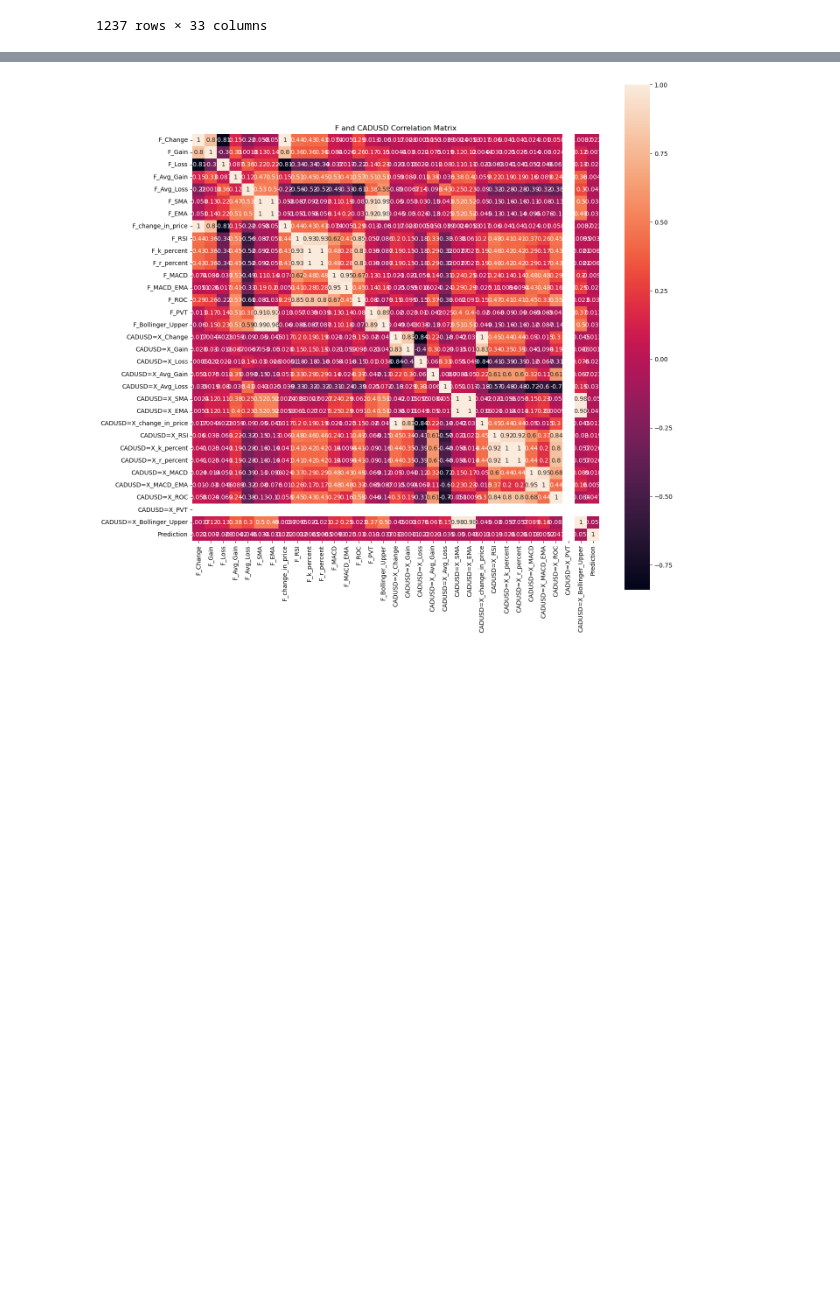
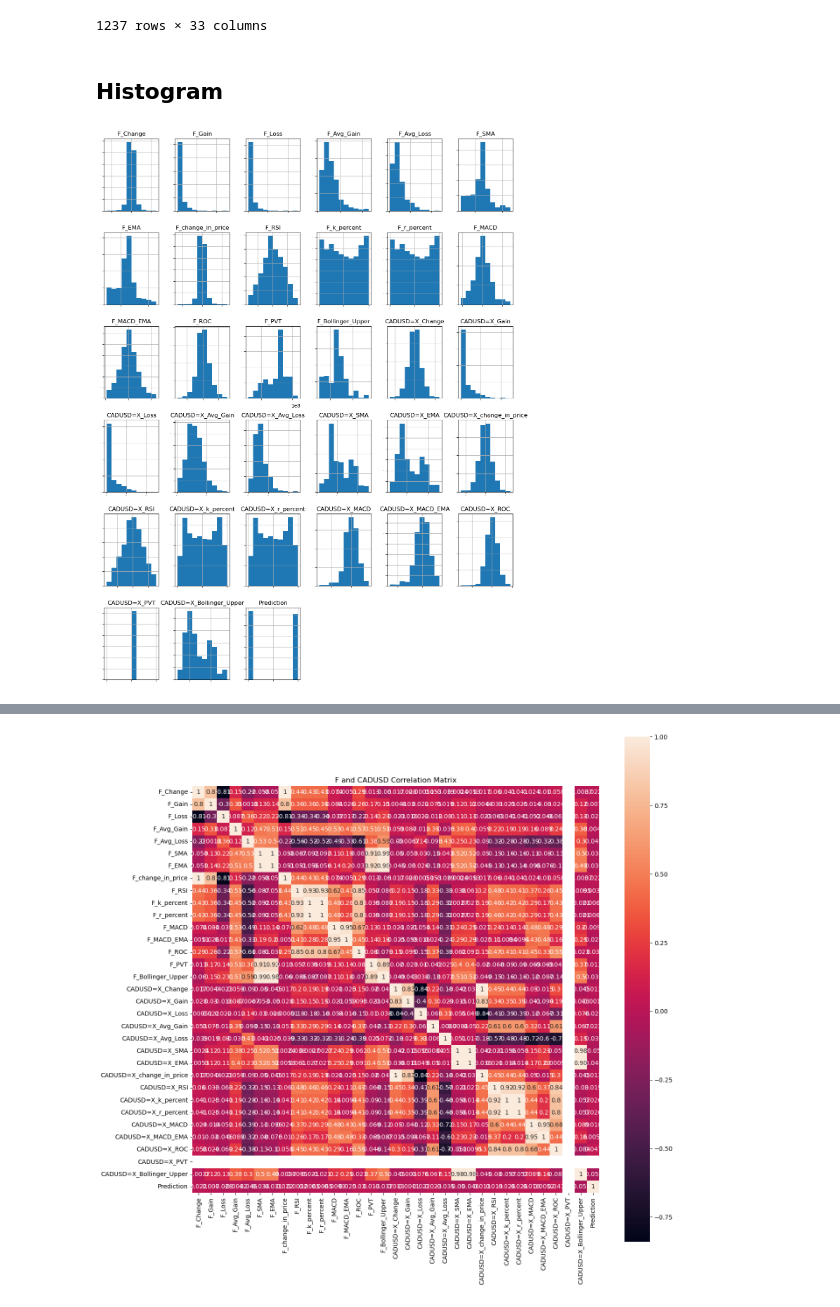
Before and after one commit to Arnabds/equity-vs-commodity, a Jupyter notebook: Kate_notebook/classification.ipynb, the cells around one changed output, grey strips where cells are left out. Drawn from its saved outputs; the diff is of its cells as text; code cells hidden in the pictures; blank space fills up the shorter version.

```diff
--- a/Kate_notebook/classification.ipynb
+++ b/Kate_notebook/classification.ipynb
@@ -131,3 +132,10 @@ df_CADUSD
 | 1235 | -0.170000 | 0.000000 | 0.170000 | 0.078571 | 0.042857 | 10.8210 | 10.913869 | -0.170000 | 56.038726 | ... |
 | 1236 | 0.300000 | 0.300000 | 0.000000 | 0.100000 | 0.037143 | 10.8505 | 10.957310 | 0.300000 | 67.090123 | ... |
 1237 rows × 33 columns
+# %% [markdown]
+## Histogram
+# %%
+df_CADUSD.hist(sharex=False, sharey=False, xlabelsize=1, ylabelsize=1, figsize=(15,20))
+plt.show()
+# %% [output]
+[figure, added]
```
Also changed, not shown: parts of 43 cells of this notebook, 1 other file.
